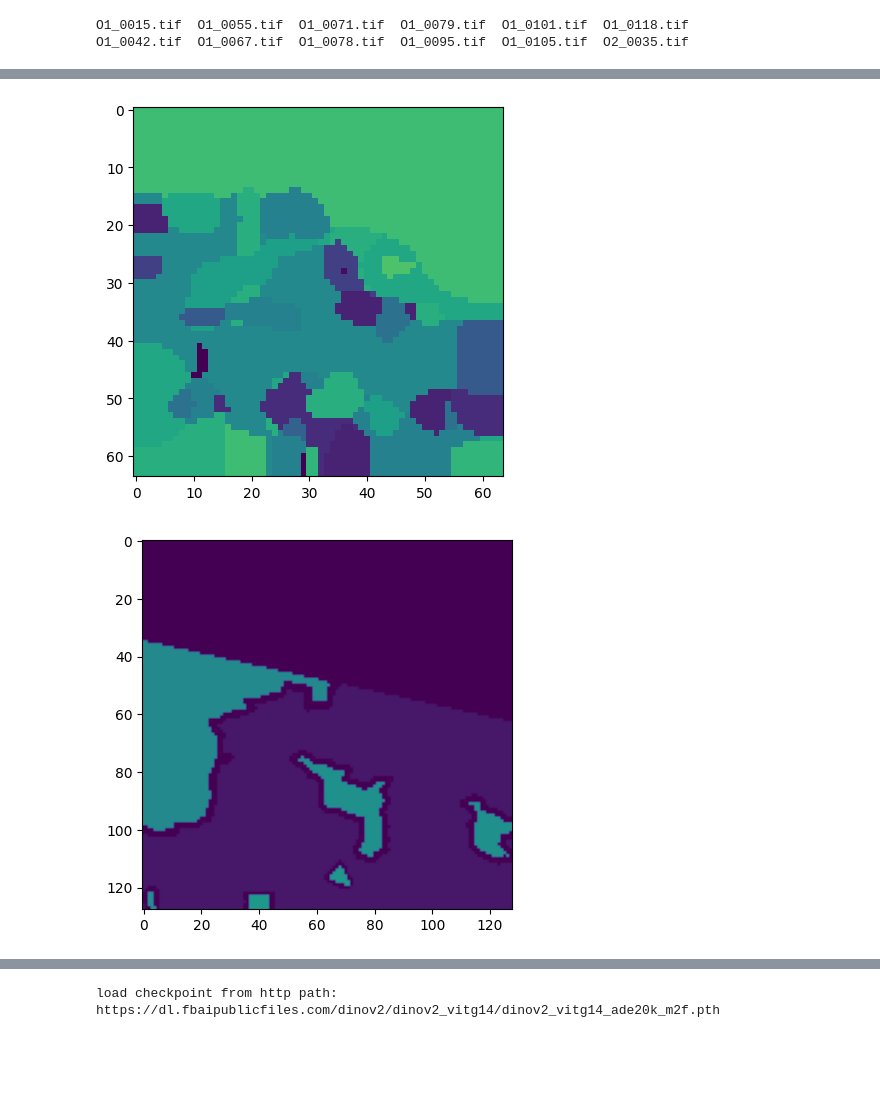
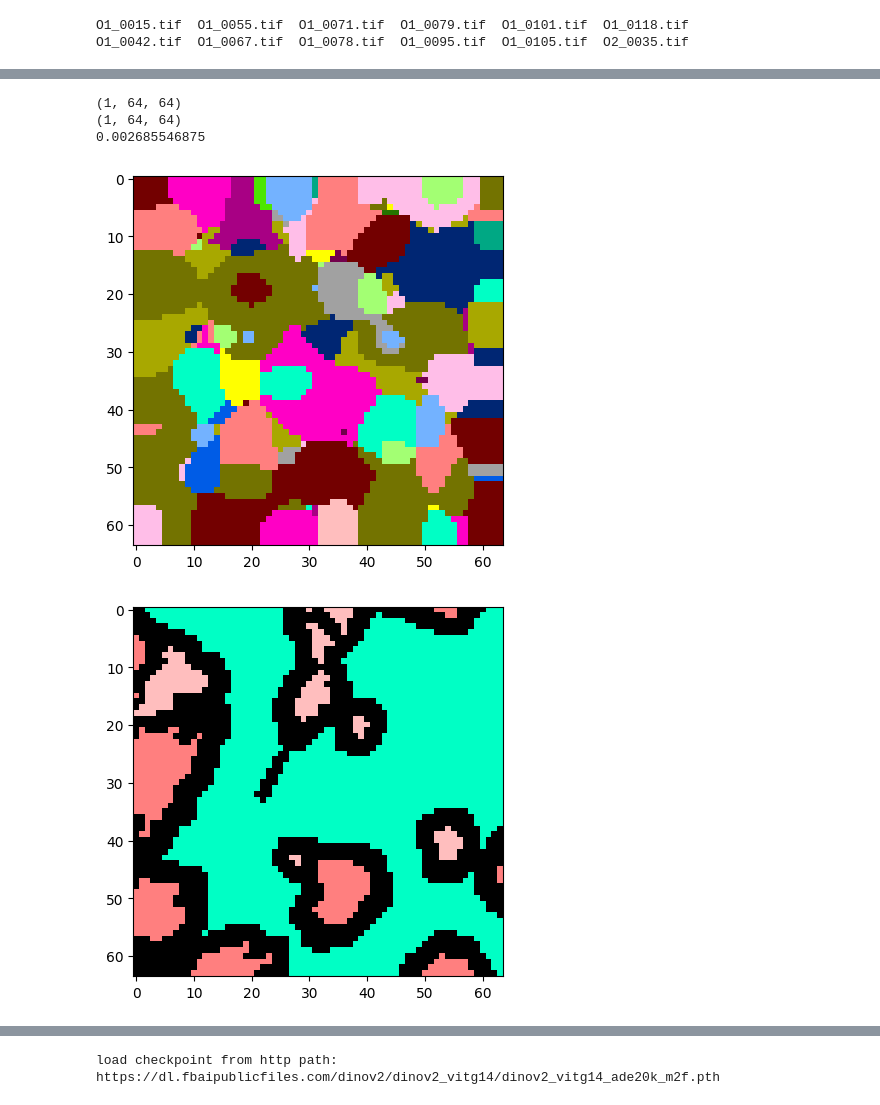
Before and after one commit to Sajtospoga01/vit, a Jupyter notebook: vision_transformer_prot.ipynb, the cells around one changed output, grey strips where cells are left out. Saved outputs shown, nothing was run; the diff lists cells and outputs as text; code cells hidden in the pictures; blank space fills up the shorter version.

```diff
--- a/vision_transformer_prot.ipynb
+++ b/vision_transformer_prot.ipynb
@@ -1232,11 +1261,12 @@ logger = get_logger("mmcv")
 print("hook registerd")
 model = build_segmentor(cfg.model)
 model.backbone.forward = partial(
-    Dino2ModelHandler.teacher.backbone.get_intermediate_layers,
+    autoencoder.get_intermediate_layers,
     n = cfg.model.backbone.out_indices,
     reshape = True,
 )
 if hasattr(model.backbone, "patch_size"):
     model.backbone.register_forward_pre_hook(lambda _, x: CenterPadding(model.backbone.patch_size)(x[0]))
 model.init_weights()
+# load_checkpoint(model, "iter_10000.pth", strict=False)
 # %% [output]
@@ -1467,6 +1480,14 @@ def infer(model,img):
 
     return model.inference(img,img_meta,rescale=True)
 
+def render(pred, shift = 0):
+    colors = datasets[0].PALETTE
+    colormap_array = np.array(colors, dtype=np.uint8)
+    segmentation_values = colormap_array[pred +shift ]
+
+    return segmentation_values
+
+
 
 
 
@@ -1476,19 +1497,9 @@ unwrapped_model.eval()
 
 
 
+
+
 %ls /datasets/hsi-seg/images/validation
 # %% [output]
 O1_0015.tif  O1_0055.tif  O1_0071.tif  O1_0079.tif  O1_0101.tif  O1_0118.tif
 O1_0042.tif  O1_0067.tif  O1_0078.tif  O1_0095.tif  O1_0105.tif  O2_0035.tif
-# %%
-import rasterio
-
-with rasterio.open("/datasets/hsi-seg/images/validation/O1_0015.tif") as src:
-    img = src.read()
-
-with rasterio.open("/datasets/hsi-seg/annotations/validation/O1_0015.tif") as src:
-    an = src.read()
-
-
-segmentation_logits = infer(unwrapped_model, img)
-print(segmentation_logits.shape)
@@ -1506,12 +1555,27 @@ print(segmented_classes.shape)
 (1, 64, 64)
+# %%
+pred_img = render(segmented_classes[0],shift=1)
+true_img = render(an[0,::8,::8])
+print(segmented_classes.shape)
+print(an[:,::8,::8].shape)
+iou = (segmented_classes == an[:,::8,::8]).sum() / (segmented_classes.shape[1] * segmented_classes.shape[2])
+print(iou)
+# %% [output]
+(1, 64, 64)
+(1, 64, 64)
+0.002685546875
 # %%
-plt.imshow(np.moveaxis(segmented_classes,0,-1),vmin=0, vmax=32)
+plt.imshow(pred_img,vmin=0, vmax=32)
 plt.show()
-plt.imshow(an[0,::4,::4],vmin=0, vmax=32)
+plt.imshow(true_img,vmin=0, vmax=32)
 plt.show()
+
+# iou_map = (segmented_classes == an[:,::8,::8]).astype(np.uint8)
+# plt.imshow(iou_map)
+# plt.show()
 # %% [output]
-[figure, old version]
+[figure, new version]
-[figure, old version]
+[figure, new version]
 # %%
 print(cfg)
 # %% [output]
```
Also changed, not shown: parts of 11 cells of this notebook, 4 other files.
